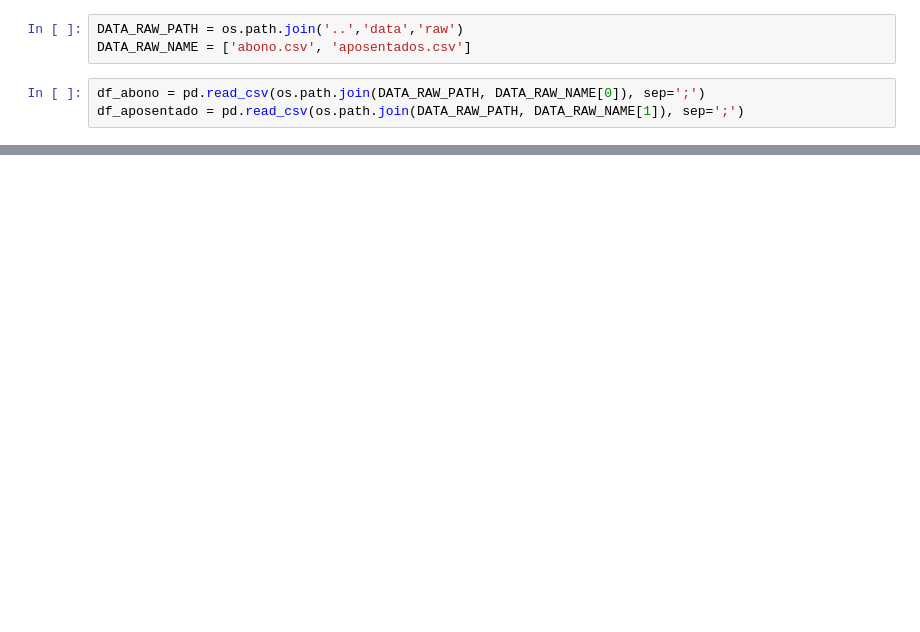
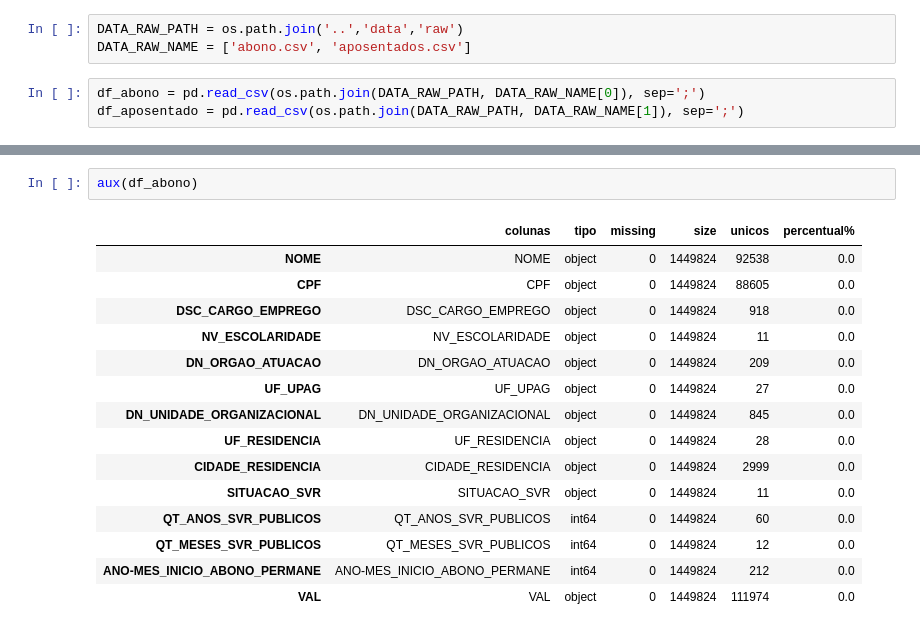
Before and after one commit to gstw7/ds-project, a Jupyter notebook: notebooks/02 - DATA_CLEANING.ipynb, the cells around one changed output, grey strips where cells are left out. Cells and saved outputs as stored; diff of their text form; blank space fills up the shorter version.

```diff
--- a/notebooks/02 - DATA_CLEANING.ipynb
+++ b/notebooks/02 - DATA_CLEANING.ipynb
@@ -27,0 +68,18 @@ df_aposentado.head()
+# %%
+aux(df_abono)
+# %% [output]
+|  | colunas | tipo | missing | size | unicos | percentual% |
+| NOME | NOME | object | 0 | 1449824 | 92538 | 0.0 |
+| CPF | CPF | object | 0 | 1449824 | 88605 | 0.0 |
+| DSC_CARGO_EMPREGO | DSC_CARGO_EMPREGO | object | 0 | 1449824 | 918 | 0.0 |
+| NV_ESCOLARIDADE | NV_ESCOLARIDADE | object | 0 | 1449824 | 11 | 0.0 |
+| DN_ORGAO_ATUACAO | DN_ORGAO_ATUACAO | object | 0 | 1449824 | 209 | 0.0 |
+| UF_UPAG | UF_UPAG | object | 0 | 1449824 | 27 | 0.0 |
+| DN_UNIDADE_ORGANIZACIONAL | DN_UNIDADE_ORGANIZACIONAL | object | 0 | 1449824 | 845 | 0.0 |
+| UF_RESIDENCIA | UF_RESIDENCIA | object | 0 | 1449824 | 28 | 0.0 |
+| CIDADE_RESIDENCIA | CIDADE_RESIDENCIA | object | 0 | 1449824 | 2999 | 0.0 |
+| SITUACAO_SVR | SITUACAO_SVR | object | 0 | 1449824 | 11 | 0.0 |
+| QT_ANOS_SVR_PUBLICOS | QT_ANOS_SVR_PUBLICOS | int64 | 0 | 1449824 | 60 | 0.0 |
+| QT_MESES_SVR_PUBLICOS | QT_MESES_SVR_PUBLICOS | int64 | 0 | 1449824 | 12 | 0.0 |
+| ANO-MES_INICIO_ABONO_PERMANE | ANO-MES_INICIO_ABONO_PERMANE | int64 | 0 | 1449824 | 212 | 0.0 |
+| VAL | VAL | object | 0 | 1449824 | 111974 | 0.0 |
```
Also changed, not shown: parts of 14 cells of this notebook, 2 other files.
